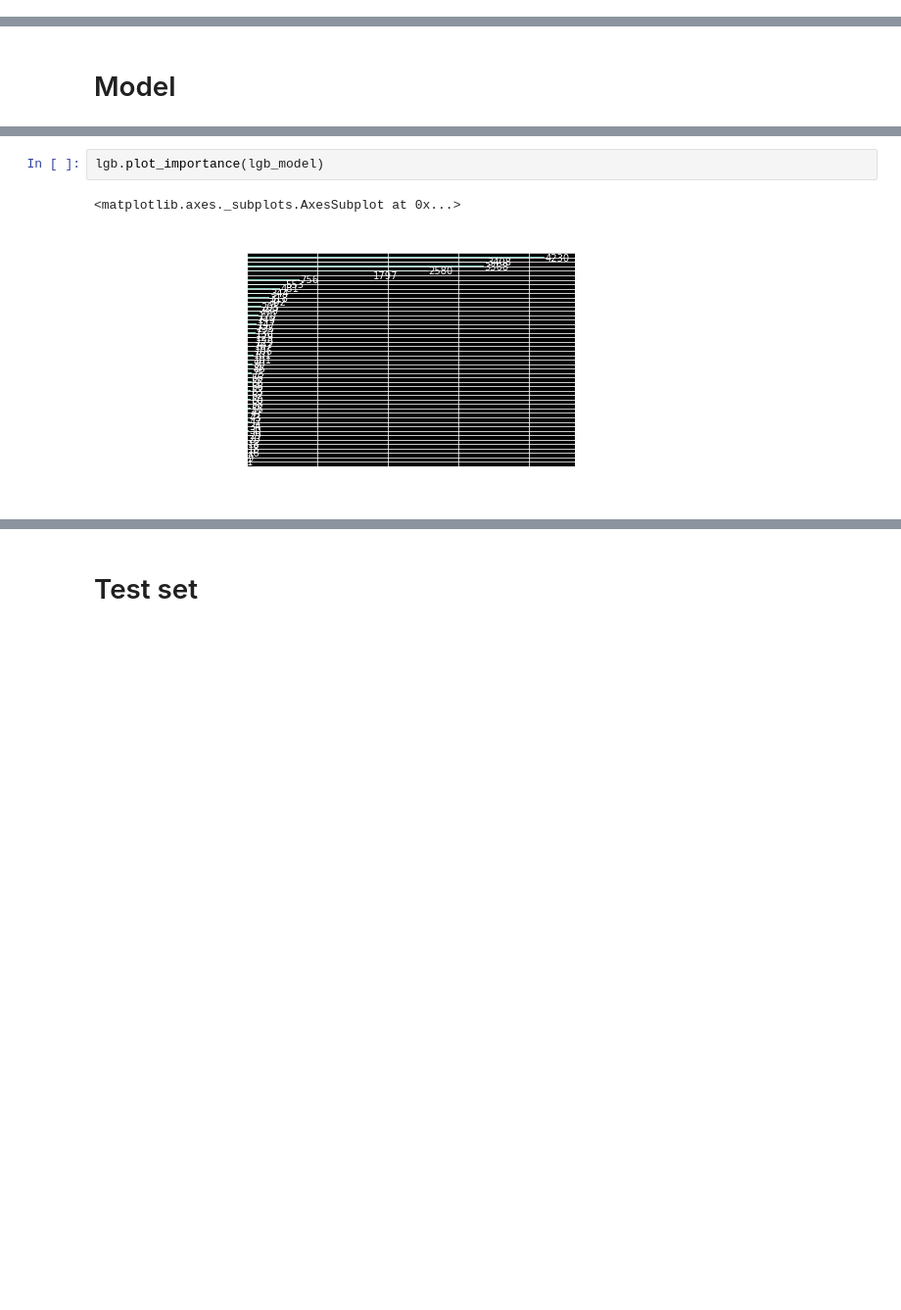
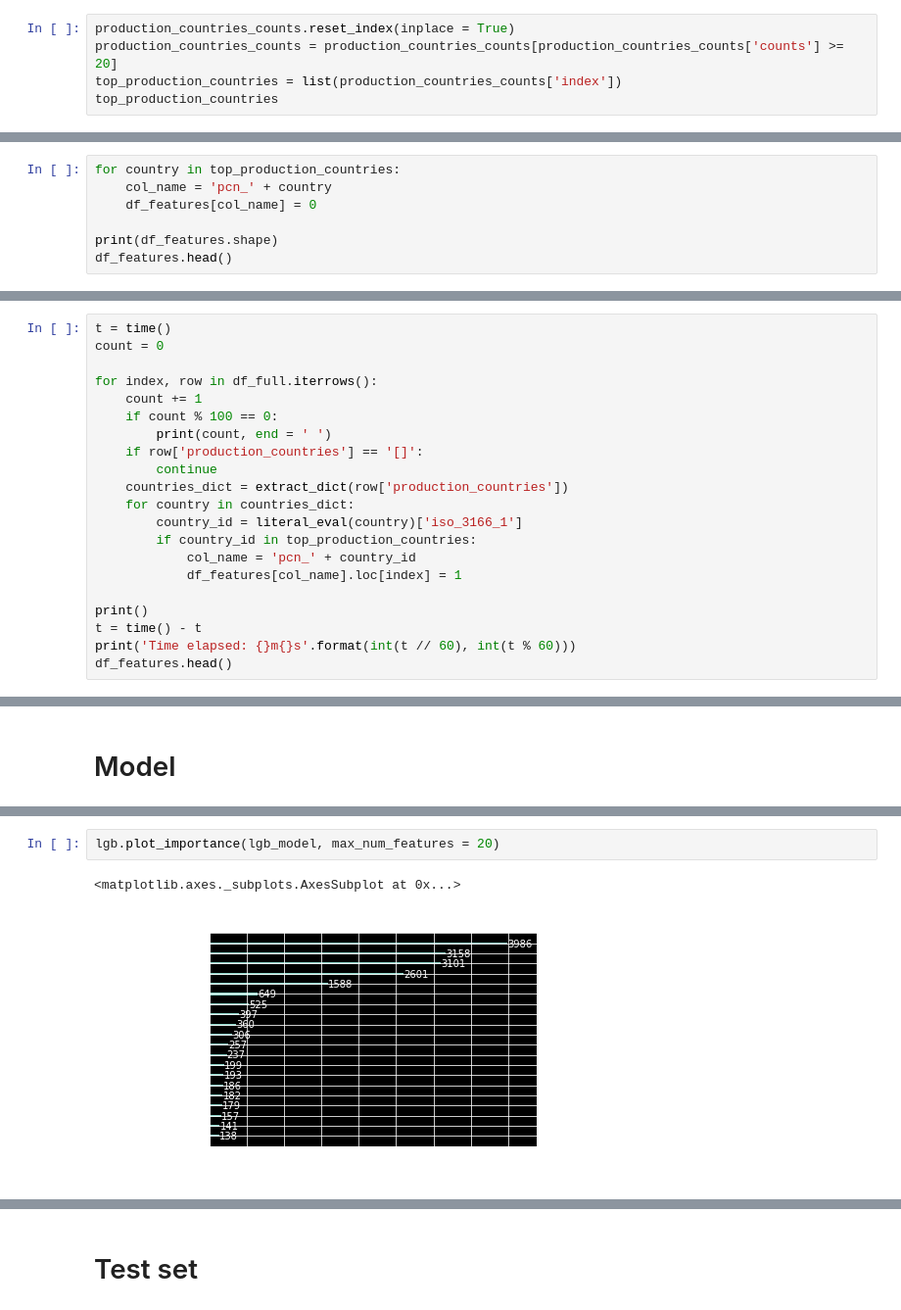
Before and after one commit to JanieTran/Kaggle_Competitions, a Jupyter notebook: TMDBBoxOfficePrediction/TMDBBoxOfficePrediction.ipynb, the cells around one changed output, grey strips where cells are left out. Shown: that part at 98% size. Drawn from its saved outputs; the diff is of its cells as text; blank space fills up the shorter version.

Commit message:
Feature production_countries - Submit: 2.11559

```diff
--- a/TMDBBoxOfficePrediction/TMDBBoxOfficePrediction.ipynb
+++ b/TMDBBoxOfficePrediction/TMDBBoxOfficePrediction.ipynb
@@ -398,0 +447,5 @@ df_features.shape
+# %%
+production_countries_counts.reset_index(inplace = True)
+production_countries_counts = production_countries_counts[production_countries_counts['counts'] >= 20]
+top_production_countries = list(production_countries_counts['index'])
+top_production_countries
@@ -398,0 +470,7 @@ df_features.shape
+# %%
+for country in top_production_countries:
+    col_name = 'pcn_' + country
+    df_features[col_name] = 0
+
+print(df_features.shape)
+df_features.head()
@@ -398,0 +485,21 @@ df_features.shape
+# %%
+t = time()
+count = 0
+
+for index, row in df_full.iterrows():
+    count += 1
+    if count % 100 == 0:
+        print(count, end = ' ')
+    if row['production_countries'] == '[]':
+        continue
+    countries_dict = extract_dict(row['production_countries'])
+    for country in countries_dict:
+        country_id = literal_eval(country)['iso_3166_1']
+        if country_id in top_production_countries:
+            col_name = 'pcn_' + country_id
+            df_features[col_name].loc[index] = 1
+
+print()
+t = time() - t
+print('Time elapsed: {}m{}s'.format(int(t // 60), int(t % 60)))
+df_features.head()
@@ -569,8 +685,8 @@ lgb_model = lgb.train(params, train_ds, 700,
 # %%
-lgb.plot_importance(lgb_model)
+lgb.plot_importance(lgb_model, max_num_features = 20)
 # %% [output]
 <matplotlib.axes._subplots.AxesSubplot at 0x...>
-[figure, old version]
+[figure, new version]
 # %%
 val_preds = lgb_model.predict(x_val)
 rmsle(val_preds, y_val)
```
Also changed, not shown: parts of 17 cells of this notebook, 3 other files.
